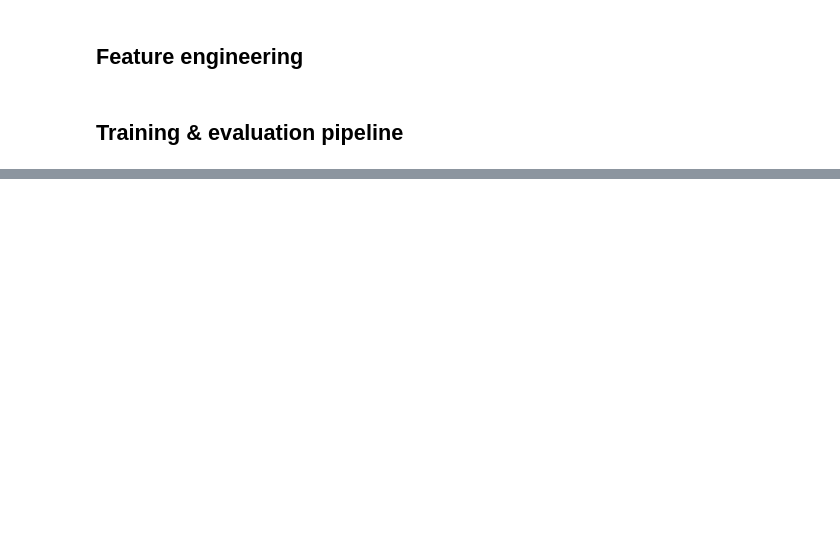
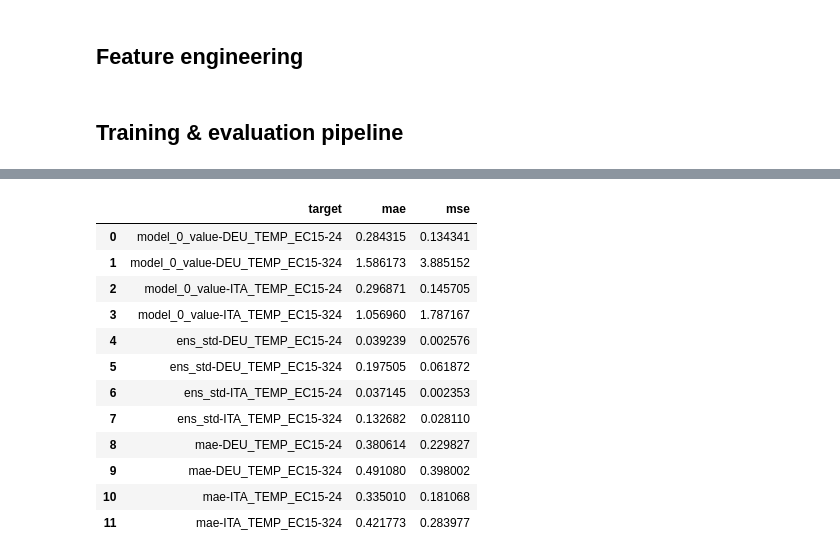
Before and after one commit to jaupimegi23/certainlyUncertain, a Jupyter notebook: models/LightGBM.ipynb, the cells around one changed output, grey strips where cells are left out. Saved outputs shown, nothing was run; the diff lists cells and outputs as text; code cells hidden in the pictures; blank space fills up the shorter version.

```diff
--- a/models/LightGBM.ipynb
+++ b/models/LightGBM.ipynb
@@ -167,0 +164,36 @@ MSE: 0.13728087686539245
+# %%
+data = {
+    'target': [],
+    'mae': [],
+    'mse': []
+}
+
+df_train_processed = preprocess_data(geo_difference(df_train), df_train.columns)
+df_valid_processed = preprocess_data(geo_difference(df_valid), df_train.columns)
+
+for col in tqdm(interesting_cols):
+    X_train, y_train = add_y(df_train_processed, col, 2)
+    X_valid, y_valid = add_y(df_valid_processed, col, 2)
+
+    mae, mse, model = evaluate_lightgbm(X_train, y_train, X_valid, y_valid, 2)
+
+    data['target'].append(col)
+    data['mae'].append(mae)
+    data['mse'].append(mse)
+df_results = pd.DataFrame.from_dict(data)
+# %%
+df_results
+# %% [output]
+|  | target | mae | mse |
+| 0 | model_0_value-DEU_TEMP_EC15-24 | 0.284315 | 0.134341 |
+| 1 | model_0_value-DEU_TEMP_EC15-324 | 1.586173 | 3.885152 |
+| 2 | model_0_value-ITA_TEMP_EC15-24 | 0.296871 | 0.145705 |
+| 3 | model_0_value-ITA_TEMP_EC15-324 | 1.056960 | 1.787167 |
+| 4 | ens_std-DEU_TEMP_EC15-24 | 0.039239 | 0.002576 |
+| 5 | ens_std-DEU_TEMP_EC15-324 | 0.197505 | 0.061872 |
+| 6 | ens_std-ITA_TEMP_EC15-24 | 0.037145 | 0.002353 |
+| 7 | ens_std-ITA_TEMP_EC15-324 | 0.132682 | 0.028110 |
+| 8 | mae-DEU_TEMP_EC15-24 | 0.380614 | 0.229827 |
+| 9 | mae-DEU_TEMP_EC15-324 | 0.491080 | 0.398002 |
+| 10 | mae-ITA_TEMP_EC15-24 | 0.335010 | 0.181068 |
+| 11 | mae-ITA_TEMP_EC15-324 | 0.421773 | 0.283977 |
```
Also changed, not shown: parts of 3 cells of this notebook.
